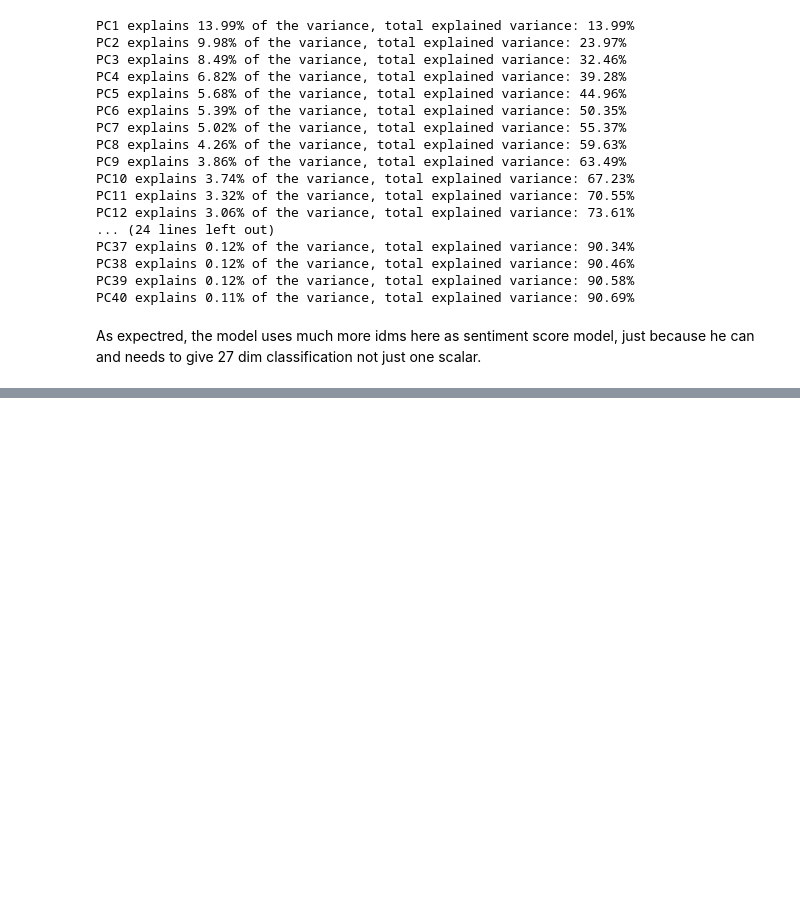
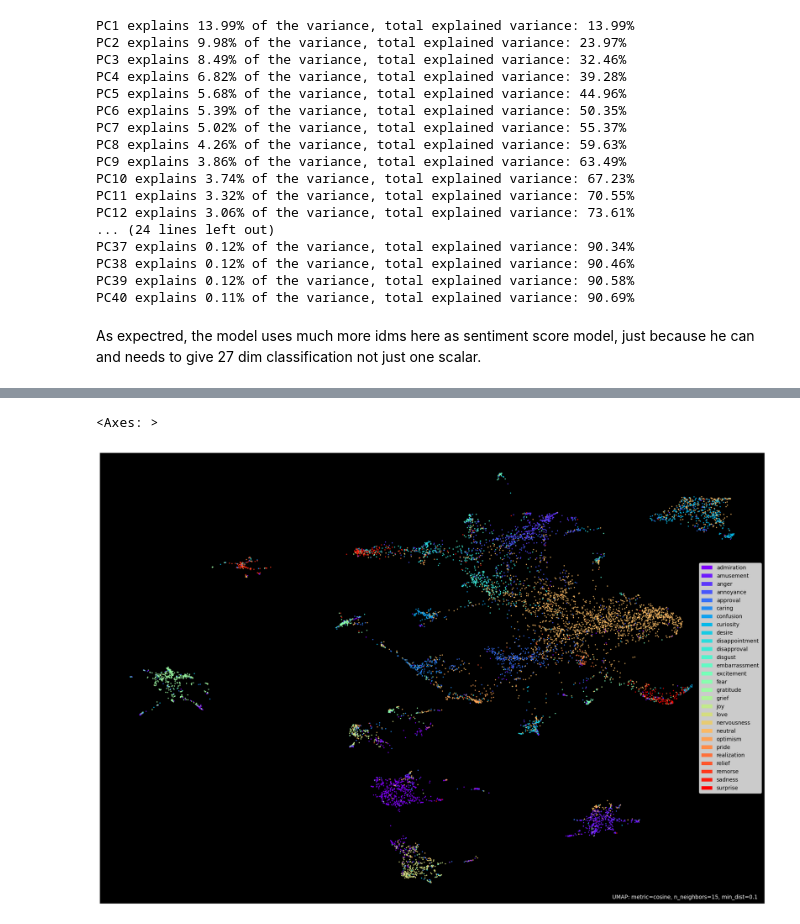
Before and after one commit to lsablica/FactorEmote, a Jupyter notebook: src/FactorsInEmotions_2.ipynb, the cells around one changed output, grey strips where cells are left out. Drawn from its saved outputs; the diff is of its cells as text; code cells hidden in the pictures; blank space fills up the shorter version.

Commit message:
more umap plots
not great not horrible

```diff
--- a/src/FactorsInEmotions_2.ipynb
+++ b/src/FactorsInEmotions_2.ipynb
@@ -237,0 +241,7 @@ plt.show()
+# %%
+import umap.plot
+
+umap.plot.points(sphere_mapper, labels=np.array(emotion_names)[filtered_labels], theme='fire', width=2200, height=1500)
+# %% [output]
+<Axes: >
+[figure, added]
```
Also changed, not shown: parts of 3 cells of this notebook.
